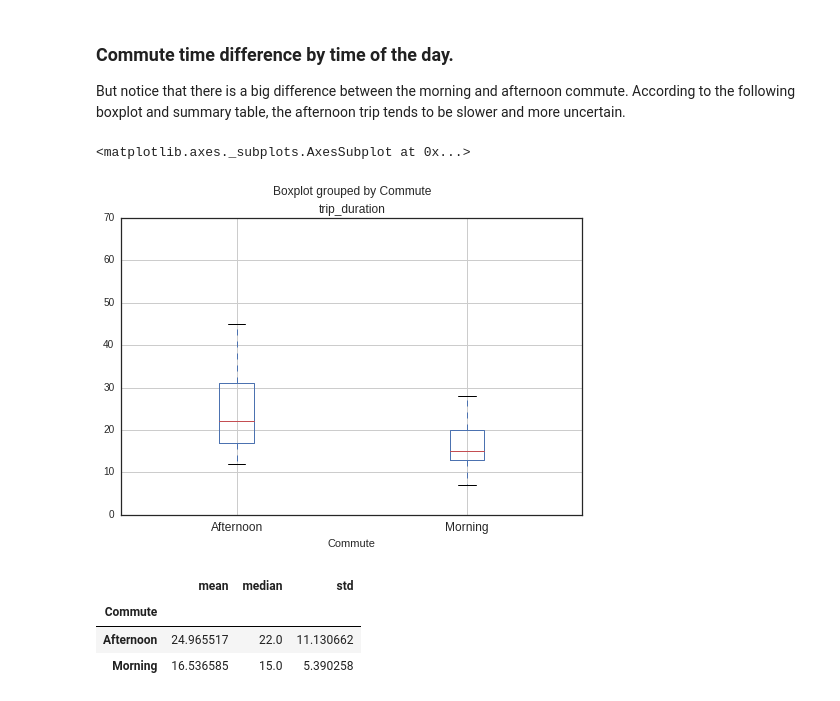
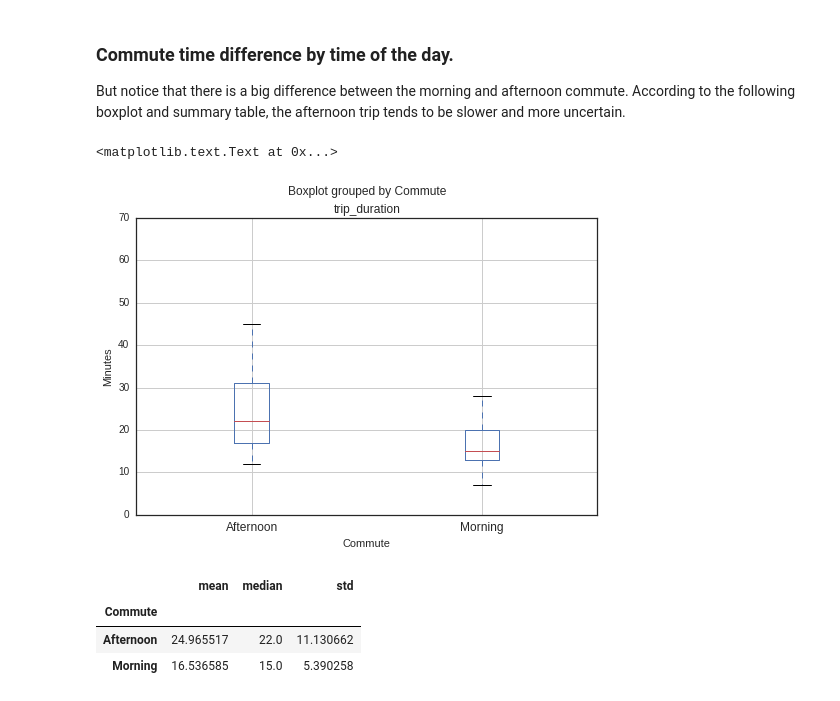
Before and after one commit to pagerinc/ct-cabnyc, a Jupyter notebook: solutions-sarangof.ipynb, the cells around one changed output. Saved outputs shown, nothing was run; the diff lists cells and outputs as text; code cells hidden in the pictures.

```diff
--- a/solutions-sarangof.ipynb
+++ b/solutions-sarangof.ipynb
@@ -282,9 +282,10 @@ From this, it can be observed that:
 But notice that there is a big difference between the morning and afternoon commute. According to the following boxplot and summary table, the afternoon trip tends to be slower and more uncertain.
 # %%
 taxi_filtered.boxplot('trip_duration',by='Commute')
+plt.ylabel('Minutes')
 # %% [output]
-<matplotlib.axes._subplots.AxesSubplot at 0x...>
+<matplotlib.text.Text at 0x...>
-[figure, old version]
+[figure, new version]
 # %%
 taxi_filtered.groupby('Commute').agg(['mean','median','std'])['trip_duration']
 # %% [output]
```
Also changed, not shown: parts of 11 cells of this notebook.
